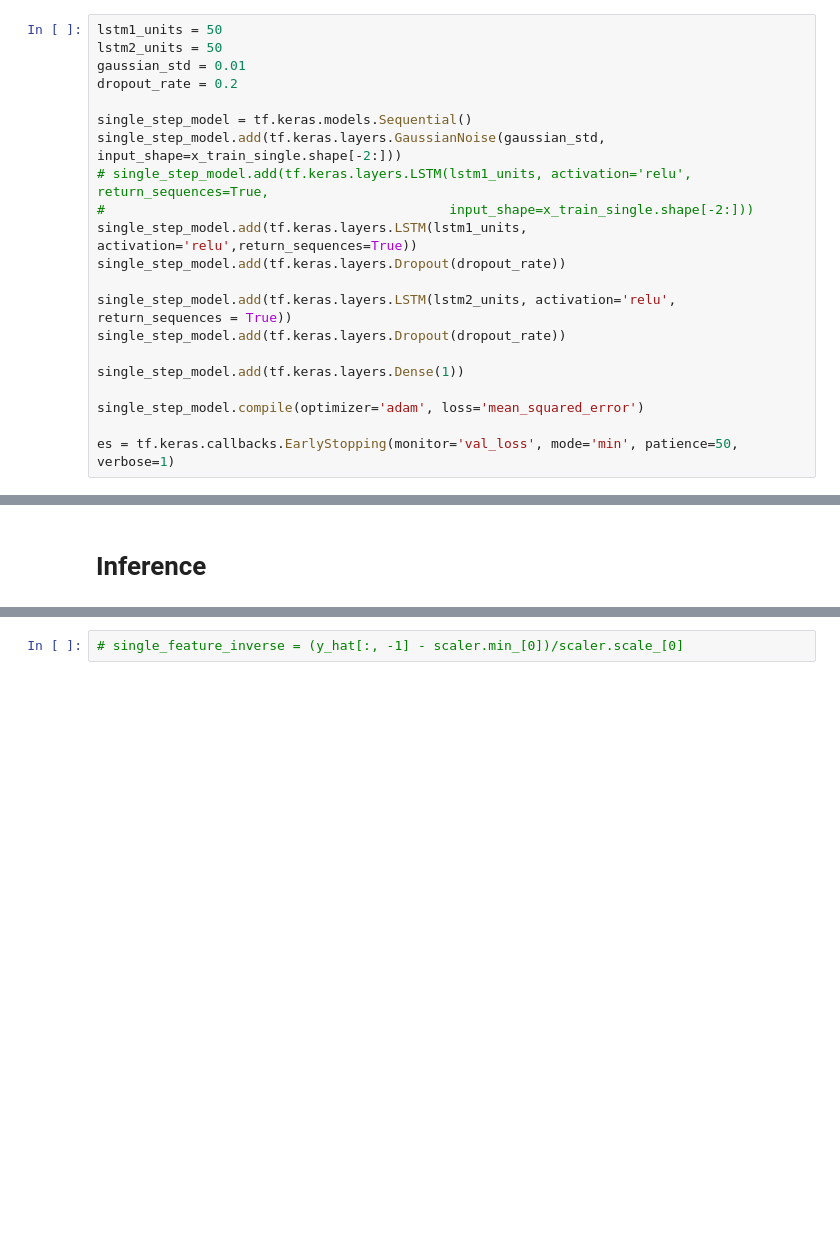
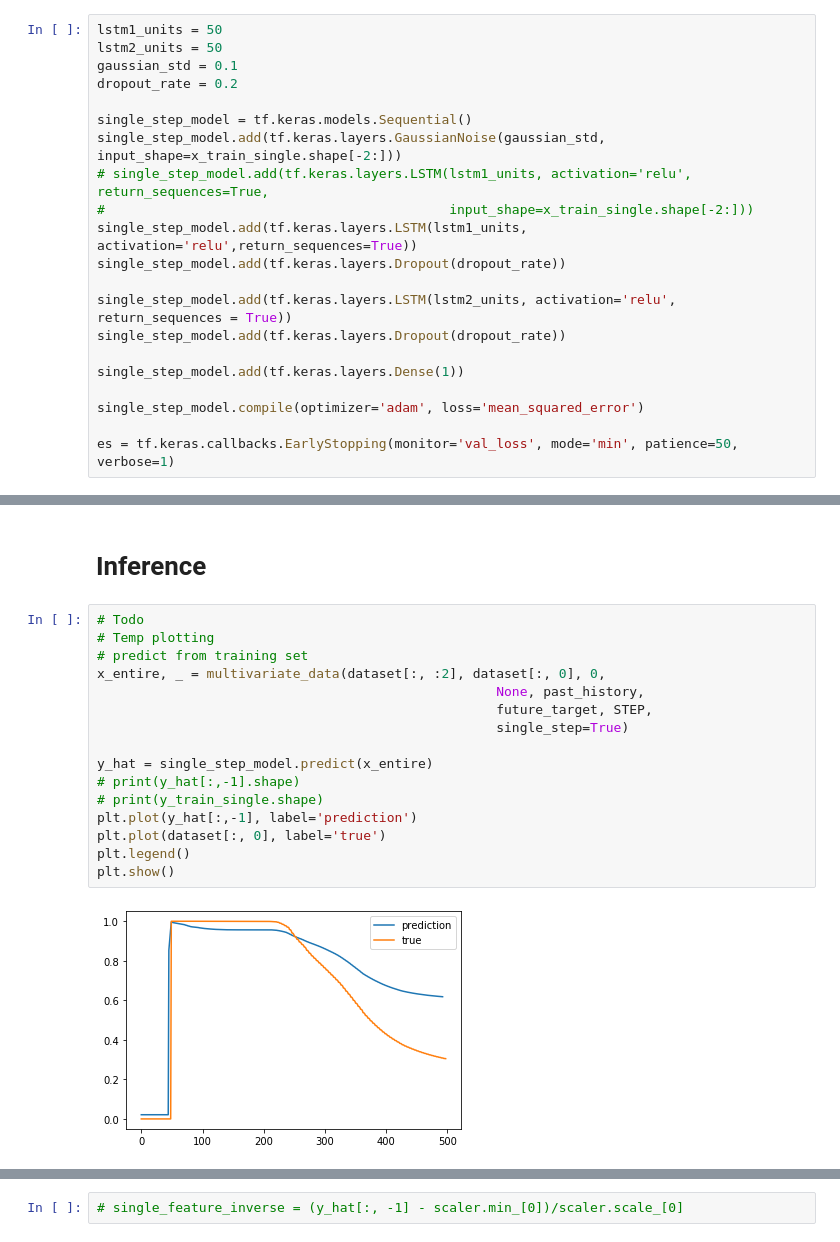
Before and after one commit to Pigrabbit/lstm, a Jupyter notebook: jupyter/tf_tutorial_version_lstm.ipynb, the cells around one changed output, grey strips where cells are left out. Cells and saved outputs as stored; diff of their text form; blank space fills up the shorter version.

```diff
--- a/jupyter/tf_tutorial_version_lstm.ipynb
+++ b/jupyter/tf_tutorial_version_lstm.ipynb
@@ -154,7 +164,7 @@ val_data_single = val_data_single.batch(BATCH_SIZE).repeat()
 # %%
 lstm1_units = 50
 lstm2_units = 50
-gaussian_std = 0.01
+gaussian_std = 0.1
 dropout_rate = 0.2
 
 single_step_model = tf.keras.models.Sequential()
@@ -252,5 +262,23 @@ plot_train_history(single_step_history,
 # %% [markdown]
 # Inference
+# %%
+# Todo
+# Temp plotting
+# predict from training set
+x_entire, _ = multivariate_data(dataset[:, :2], dataset[:, 0], 0,
+                                                   None, past_history,
+                                                   future_target, STEP,
+                                                   single_step=True)
+
+y_hat = single_step_model.predict(x_entire)
+# print(y_hat[:,-1].shape)
+# print(y_train_single.shape)
+plt.plot(y_hat[:,-1], label='prediction')
+plt.plot(dataset[:, 0], label='true')
+plt.legend()
+plt.show()
+# %% [output]
+[figure, added]
 # %%
 y_hat = single_step_model.predict(x_val_single)
 # print(y_hat.shape)
```
Also changed, not shown: parts of 14 cells of this notebook, 3 other files.
